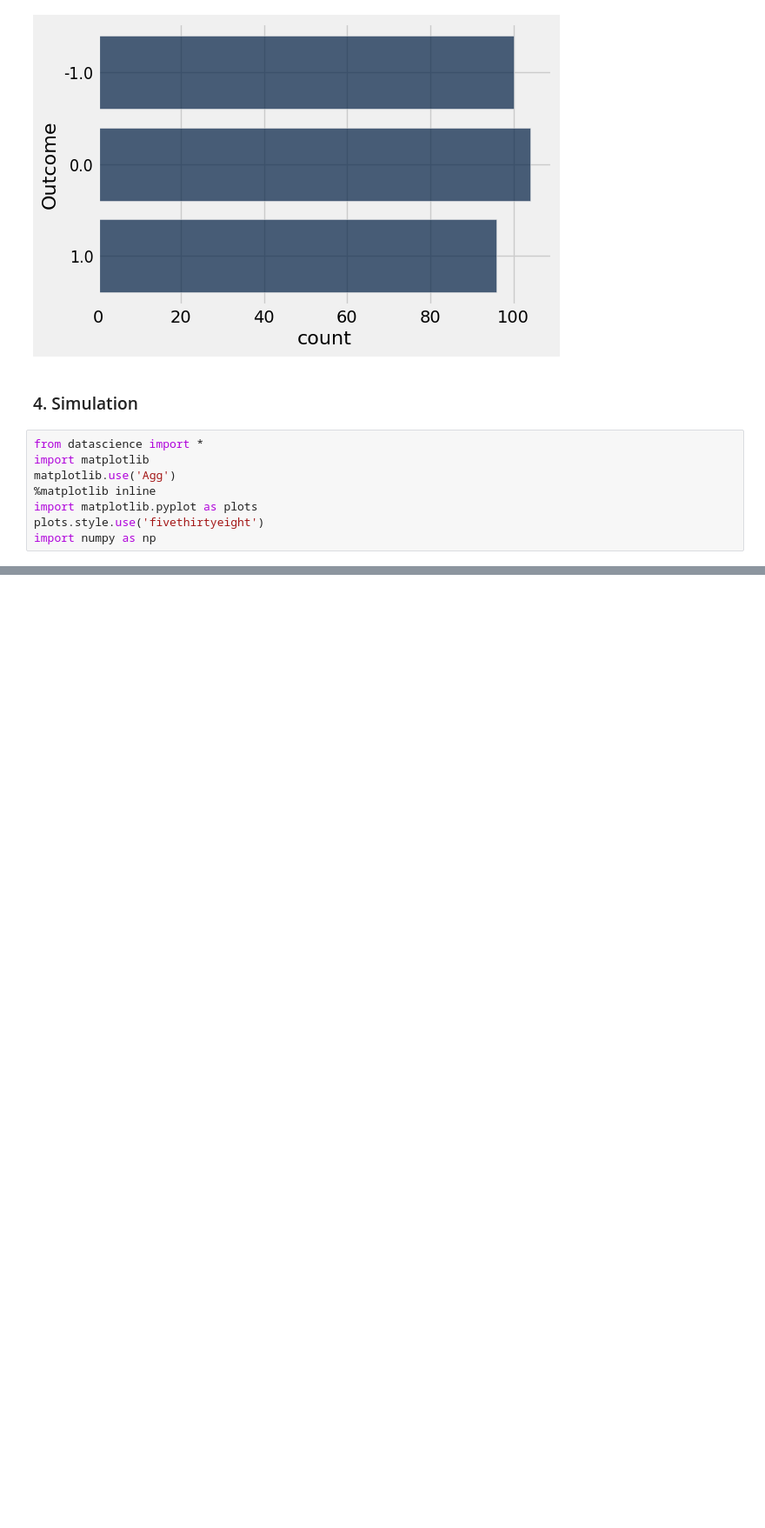
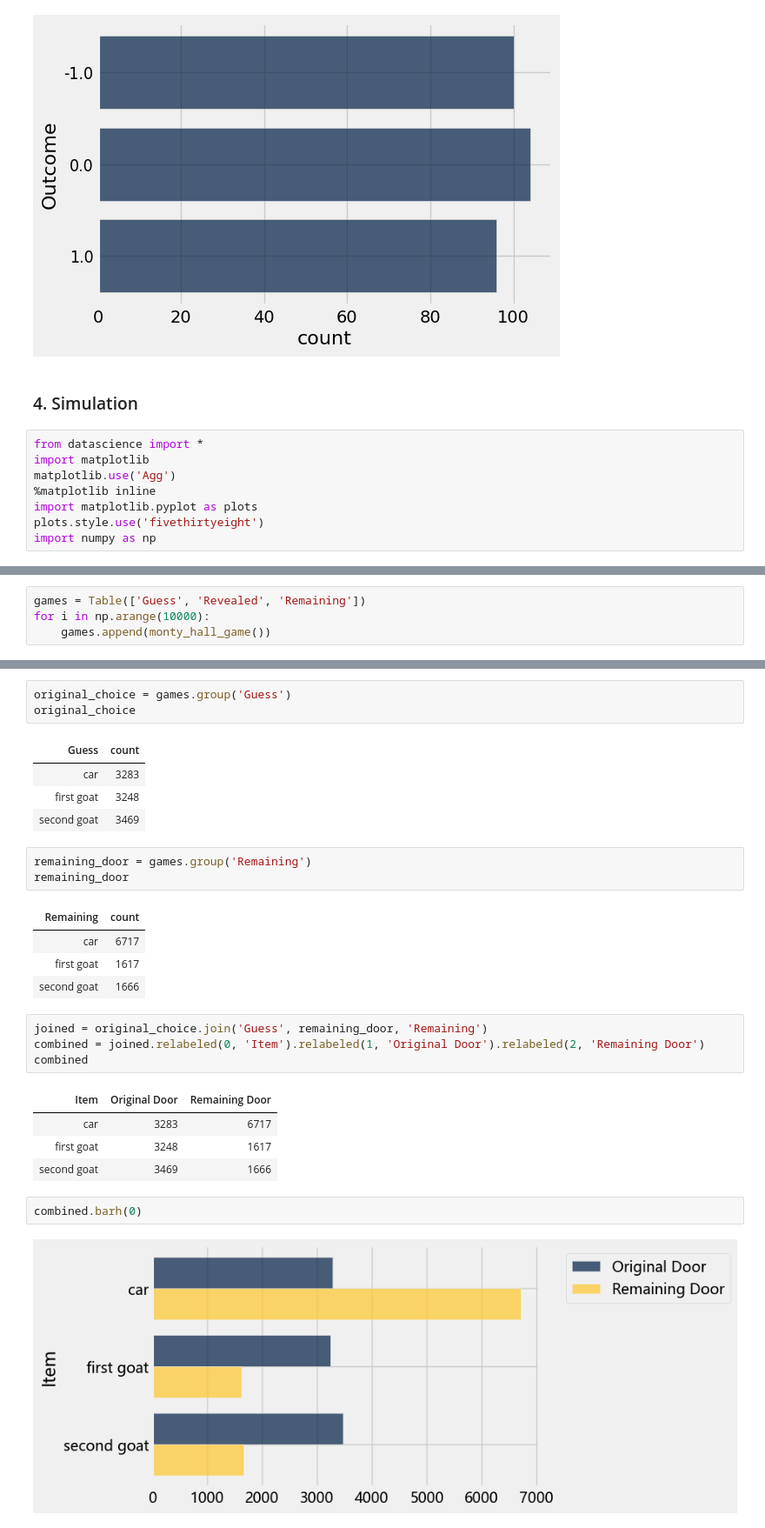
Before and after one commit to Matthew-HMS/Datascience101, a Jupyter notebook: Randomness.ipynb, the cells around one changed output, grey strips where cells are left out. Shown: that part at 87% size. Drawn from its saved outputs; the diff is of its cells as text; blank space fills up the shorter version.

```diff
--- a/Randomness.ipynb
+++ b/Randomness.ipynb
@@ -161,0 +274,4 @@ import numpy as np
+# %%
+games = Table(['Guess', 'Revealed', 'Remaining'])
+for i in np.arange(10000):
+    games.append(monty_hall_game())
@@ -161,0 +286,29 @@ import numpy as np
+# %%
+original_choice = games.group('Guess')
+original_choice
+# %% [output]
+| Guess | count |
+| car | 3283 |
+| first goat | 3248 |
+| second goat | 3469 |
+# %%
+remaining_door = games.group('Remaining')
+remaining_door
+# %% [output]
+| Remaining | count |
+| car | 6717 |
+| first goat | 1617 |
+| second goat | 1666 |
+# %%
+joined = original_choice.join('Guess', remaining_door, 'Remaining')
+combined = joined.relabeled(0, 'Item').relabeled(1, 'Original Door').relabeled(2, 'Remaining Door')
+combined
+# %% [output]
+| Item | Original Door | Remaining Door |
+| car | 3283 | 6717 |
+| first goat | 3248 | 1617 |
+| second goat | 3469 | 1666 |
+# %%
+combined.barh(0)
+# %% [output]
+[figure, added]
```
Also changed, not shown: parts of 27 cells of this notebook.
